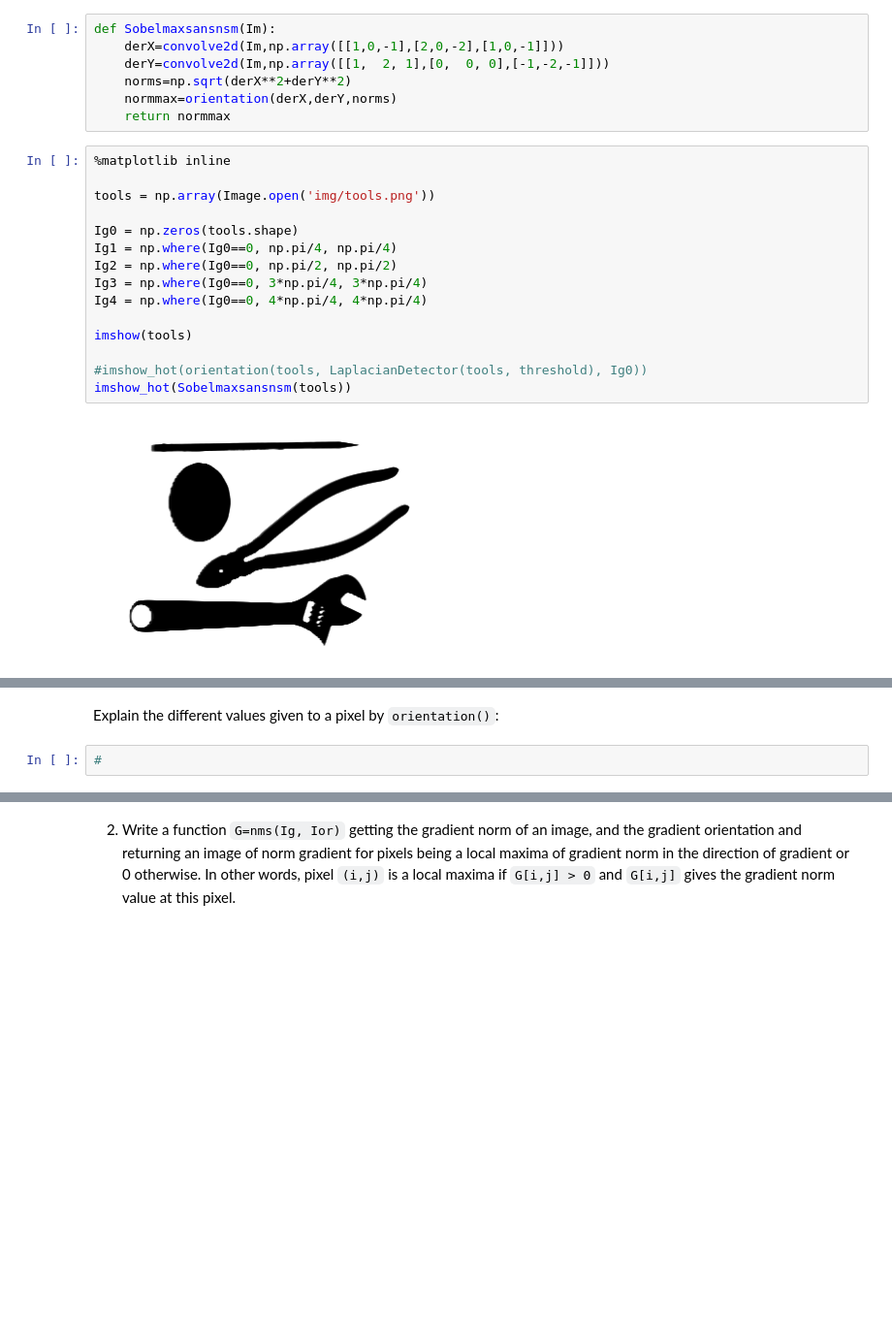
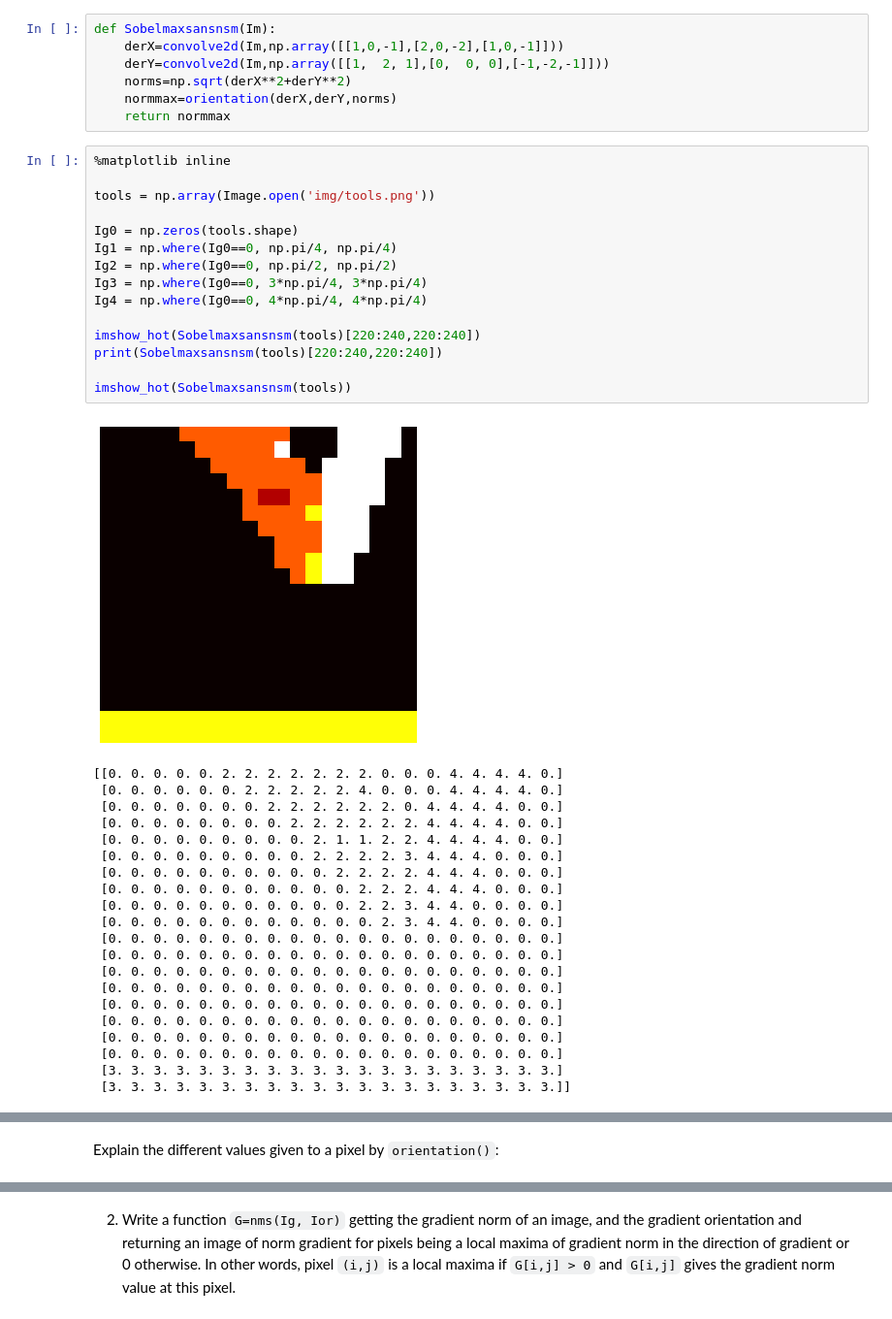
Before and after one commit to hanzopgp/MasterBioInformaticsPTs, a Jupyter notebook: S1/BIMA/TME5/TME5/TME5DurandKordon.ipynb, the cells around one changed output, grey strips where cells are left out. Shown at 97% size. Saved outputs shown, nothing was run; the diff lists cells and outputs as text; blank space fills up the shorter version.

```diff
--- a/S1/BIMA/TME5/TME5/TME5DurandKordon.ipynb
+++ b/S1/BIMA/TME5/TME5/TME5DurandKordon.ipynb
@@ -177,22 +182,40 @@ def Sobelmaxsansnsm(Im):
 # %%
 %matplotlib inline
 
 tools = np.array(Image.open('img/tools.png'))
 
 Ig0 = np.zeros(tools.shape)
 Ig1 = np.where(Ig0==0, np.pi/4, np.pi/4)
 Ig2 = np.where(Ig0==0, np.pi/2, np.pi/2)
 Ig3 = np.where(Ig0==0, 3*np.pi/4, 3*np.pi/4)
 Ig4 = np.where(Ig0==0, 4*np.pi/4, 4*np.pi/4)
 
-imshow(tools)
+imshow_hot(Sobelmaxsansnsm(tools)[220:240,220:240])
+print(Sobelmaxsansnsm(tools)[220:240,220:240])
 
-#imshow_hot(orientation(tools, LaplacianDetector(tools, threshold), Ig0))
 imshow_hot(Sobelmaxsansnsm(tools))
 # %% [output]
-[figure, old version]
+[figure, new version]
+[[0. 0. 0. 0. 0. 2. 2. 2. 2. 2. 2. 2. 0. 0. 0. 4. 4. 4. 4. 0.]
+ [0. 0. 0. 0. 0. 0. 2. 2. 2. 2. 2. 4. 0. 0. 0. 4. 4. 4. 4. 0.]
+ [0. 0. 0. 0. 0. 0. 0. 2. 2. 2. 2. 2. 2. 0. 4. 4. 4. 4. 0. 0.]
+ [0. 0. 0. 0. 0. 0. 0. 0. 2. 2. 2. 2. 2. 2. 4. 4. 4. 4. 0. 0.]
+ [0. 0. 0. 0. 0. 0. 0. 0. 0. 2. 1. 1. 2. 2. 4. 4. 4. 4. 0. 0.]
+ [0. 0. 0. 0. 0. 0. 0. 0. 0. 2. 2. 2. 2. 3. 4. 4. 4. 0. 0. 0.]
+ [0. 0. 0. 0. 0. 0. 0. 0. 0. 0. 2. 2. 2. 2. 4. 4. 4. 0. 0. 0.]
+ [0. 0. 0. 0. 0. 0. 0. 0. 0. 0. 0. 2. 2. 2. 4. 4. 4. 0. 0. 0.]
+ [0. 0. 0. 0. 0. 0. 0. 0. 0. 0. 0. 2. 2. 3. 4. 4. 0. 0. 0. 0.]
+ [0. 0. 0. 0. 0. 0. 0. 0. 0. 0. 0. 0. 2. 3. 4. 4. 0. 0. 0. 0.]
+ [0. 0. 0. 0. 0. 0. 0. 0. 0. 0. 0. 0. 0. 0. 0. 0. 0. 0. 0. 0.]
+ [0. 0. 0. 0. 0. 0. 0. 0. 0. 0. 0. 0. 0. 0. 0. 0. 0. 0. 0. 0.]
+ [0. 0. 0. 0. 0. 0. 0. 0. 0. 0. 0. 0. 0. 0. 0. 0. 0. 0. 0. 0.]
+ [0. 0. 0. 0. 0. 0. 0. 0. 0. 0. 0. 0. 0. 0. 0. 0. 0. 0. 0. 0.]
+ [0. 0. 0. 0. 0. 0. 0. 0. 0. 0. 0. 0. 0. 0. 0. 0. 0. 0. 0. 0.]
+ [0. 0. 0. 0. 0. 0. 0. 0. 0. 0. 0. 0. 0. 0. 0. 0. 0. 0. 0. 0.]
+ [0. 0. 0. 0. 0. 0. 0. 0. 0. 0. 0. 0. 0. 0. 0. 0. 0. 0. 0. 0.]
+ [0. 0. 0. 0. 0. 0. 0. 0. 0. 0. 0. 0. 0. 0. 0. 0. 0. 0. 0. 0.]
+ [3. 3. 3. 3. 3. 3. 3. 3. 3. 3. 3. 3. 3. 3. 3. 3. 3. 3. 3. 3.]
+ [3. 3. 3. 3. 3. 3. 3. 3. 3. 3. 3. 3. 3. 3. 3. 3. 3. 3. 3. 3.]]
 [figure]
 # %% [markdown]
 Explain the different values given to a pixel by `orientation()`:
-# %%
-#
```
Also changed, not shown: parts of 12 cells of this notebook, 1 other file.
